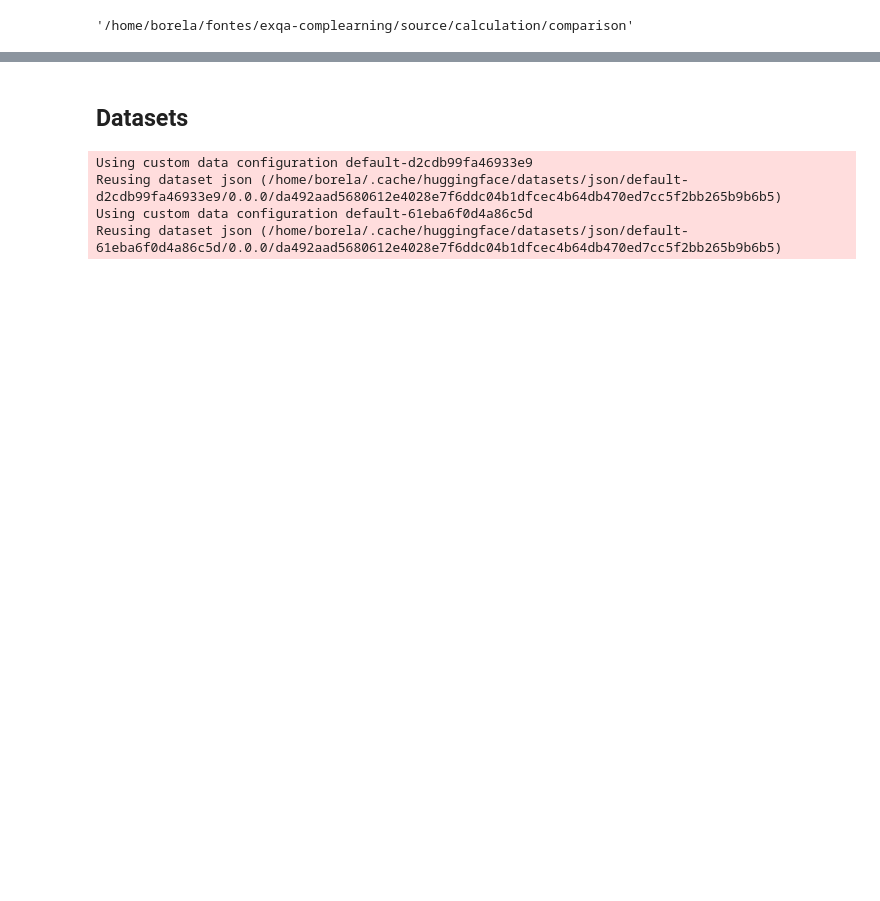
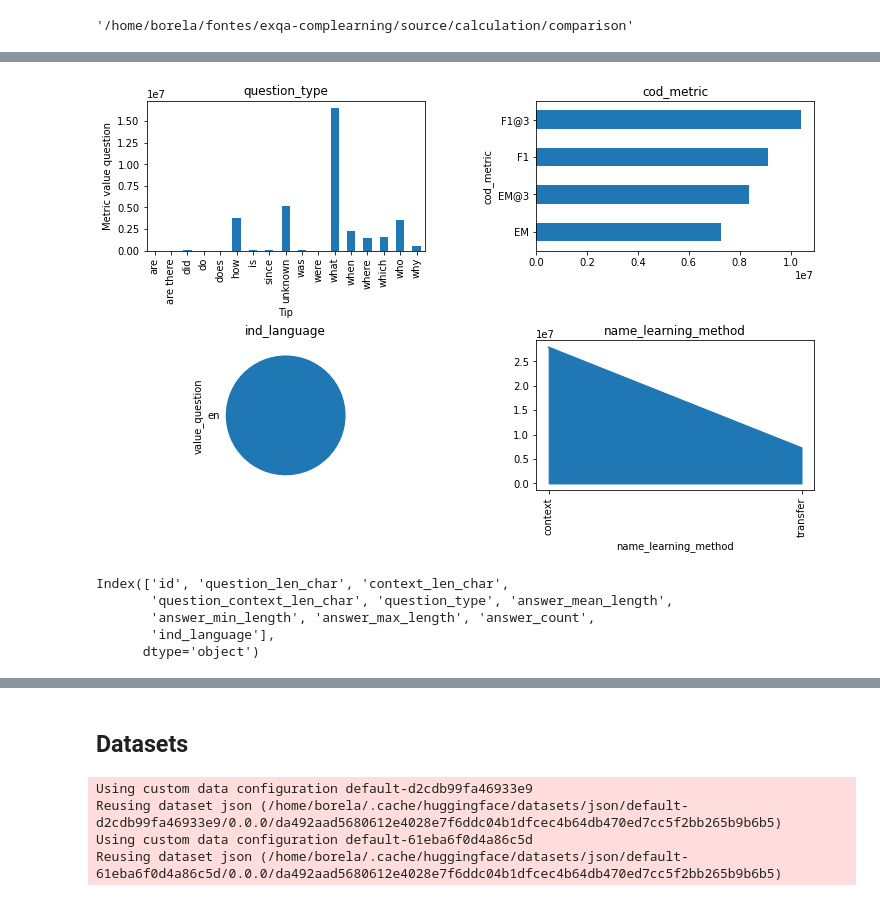
Before and after one commit to marcusborela/exqa-complearning, a Jupyter notebook: source/calculation/comparison/explore_results.ipynb, the cells around one changed output, grey strips where cells are left out. Cells and saved outputs as stored; diff of their text form; code cells hidden in the pictures; blank space fills up the shorter version.

```diff
--- a/source/calculation/comparison/explore_results.ipynb
+++ b/source/calculation/comparison/explore_results.ipynb
@@ -17,0 +204,26 @@ from source.data_related import squad_related
+# %%
+fig, ax = plt.subplots(2, 2, figsize=figsize)
+#print(ax)
+# para dar um espaço entre subfiguras
+# não deixa espaço extra nas margens
+plt.tight_layout()
+df_= df_metric_question_squad_en.groupby('question_type')['value_question'].sum()
+ax[0,0].set_ylabel('Metric value question')
+df_.plot(kind='bar', ax=ax[0,0], title='question_type')
+df_metric_question_squad_en.groupby('ind_language')['value_question'].sum().plot(kind='pie', ax=ax[1,0], title='ind_language')
+ax[0,0].set_xlabel('Tip')
+df_metric_question_squad_en.groupby('cod_metric')['value_question'].sum().plot(kind='barh', ax=ax[0,1], title='cod_metric')
+df_metric_question_squad_en.groupby('name_learning_method')['value_question'].sum().plot(kind='area', ax=ax[1,1], title='name_learning_method')
+contadores = df_metric_question_squad_en.name_learning_method.value_counts()
+_ = plt.xticks(range(len(contadores)), contadores.index.values, rotation='vertical')
+fig.subplots_adjust(hspace=0.6, wspace=0.4)
+# %% [output]
+[figure, added]
+# %%
+df_squad_en.columns
+# %% [output]
+Index(['id', 'question_len_char', 'context_len_char',
+       'question_context_len_char', 'question_type', 'answer_mean_length',
+       'answer_min_length', 'answer_max_length', 'answer_count',
+       'ind_language'],
+      dtype='object')
```
Also changed, not shown: parts of 99 cells of this notebook, 15 other files.
